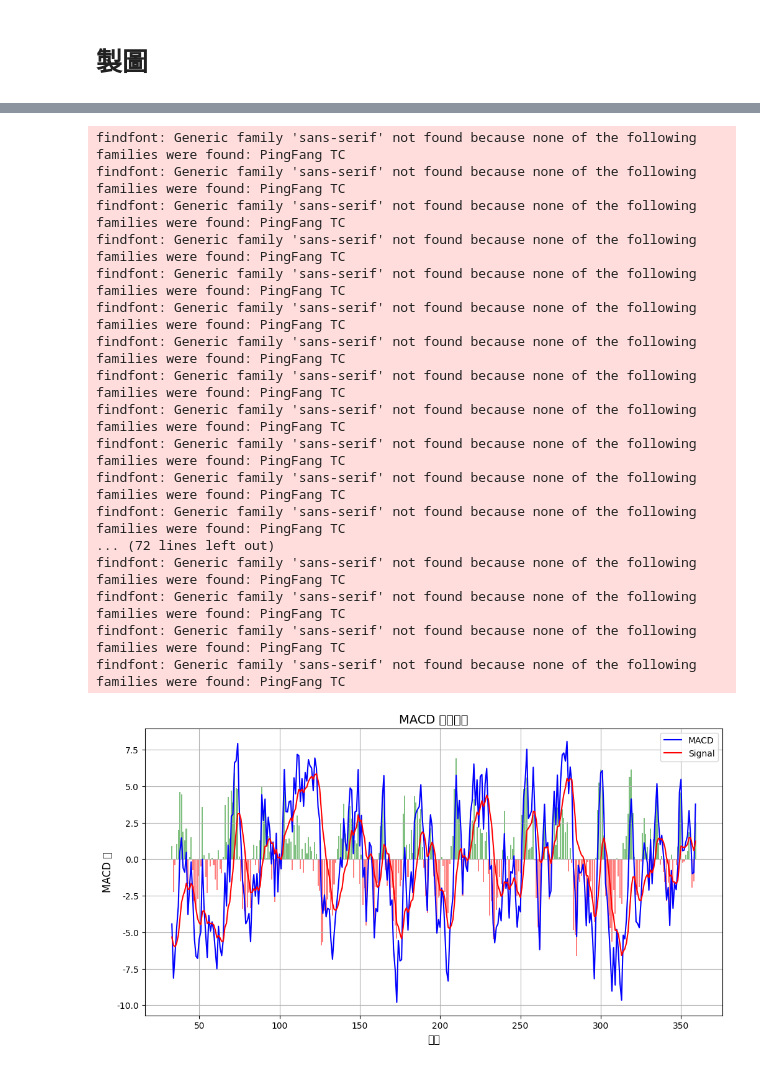
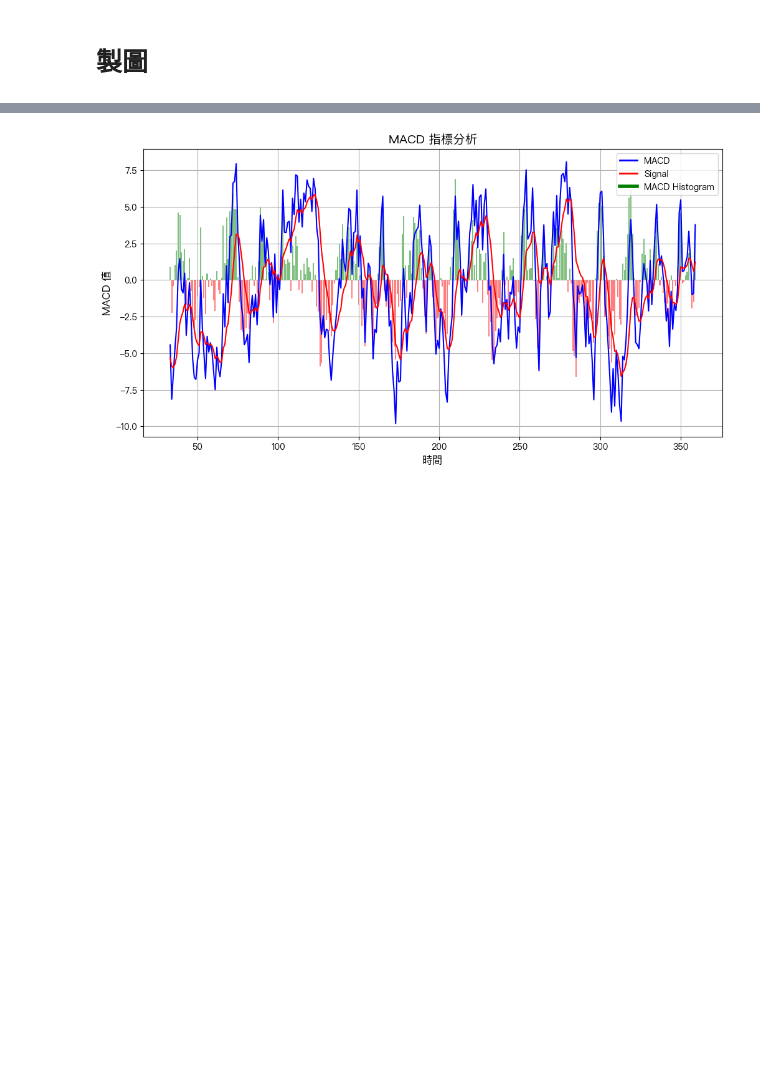
Before and after one commit to samhsiao6238/PythonFinance_2024, a Jupyter notebook: H04_TA-Lib/EXE/ex02_其他指標.ipynb, the cells around one changed output, grey strips where cells are left out. Cells and saved outputs as stored; diff of their text form; code cells hidden in the pictures; blank space fills up the shorter version.

```diff
--- a/H04_TA-Lib/EXE/ex02_其他指標.ipynb
+++ b/H04_TA-Lib/EXE/ex02_其他指標.ipynb
@@ -61,6 +61,14 @@ MACD 計算結果已儲存到 data/股市資料_MACD.xlsx
 # 製圖
 # %%
 import matplotlib.pyplot as plt
+import matplotlib.font_manager as fm
+import numpy as np
+import talib
+
+# 使用 PingFang HK 作為字體，確保不會發生亂碼
+plt.rcParams["font.family"] = "PingFang HK"
+# 避免負號變成亂碼
+plt.rcParams["axes.unicode_minus"] = False
 
 if not {"High", "Low", "Close"}.issubset(df.columns):
     print("錯誤：Excel 文件缺少必要的欄位 (High, Low, Close)")
@@ -86,9 +94,9 @@ else:
     plt.bar(df.index, df["MACD_Hist"], color=np.where(df["MACD_Hist"] >= 0, "green", "red"), alpha=0.5)
 
     # 設定標題和圖例
-    plt.title("MACD 指標分析")
-    plt.xlabel("時間")
-    plt.ylabel("MACD 值")
+    plt.title("MACD 指標分析", fontsize=14)
+    plt.xlabel("時間", fontsize=12)
+    plt.ylabel("MACD 值", fontsize=12)
     plt.legend()
     plt.grid()
 
@@ -99,75 +107,56 @@ else:
 # %%
 import matplotlib.pyplot as plt
 import matplotlib.font_manager as fm
+import numpy as np
+import talib
+# 手動添加 "綠色" 標註
+from matplotlib.lines import Line2D
 
-# 設定 Matplotlib 字體，避免中文亂碼
-plt.rcParams['axes.unicode_minus'] = False  # 避免負號變成亂碼
+# 使用 PingFang HK 作為字體，確保不會發生亂碼
+plt.rcParams["font.family"] = "PingFang HK"
+# 避免負號變成亂碼
+plt.rcParams["axes.unicode_minus"] = False
 
-# 針對不同系統自動選擇適合的字體
-def set_chinese_font():
-    """自動設定適合的中文字體，解決 Matplotlib 中文亂碼問題"""
-    import platform
-    system = platform.system()
-
-    if system == "Darwin":  # macOS
-        plt.rcParams["font.sans-serif"] = ["PingFang TC"]
-    elif system == "Windows":
-        plt.rcParams["font.sans-serif"] = ["Microsoft JhengHei"]
-    else:  # Linux
-        plt.rcParams["font.sans-serif"] = ["Noto Sans CJK TC"]
-
-# 呼叫函數設定字體
-set_chinese_font()
-
-# 確保 DataFrame 有正確的欄位
 if not {"High", "Low", "Close"}.issubset(df.columns):
     print("錯誤：Excel 文件缺少必要的欄位 (High, Low, Close)")
 else:
     # 轉換為 NumPy 陣列
     high = df["High"].values.astype(np.float64)
     low = df["Low"].values.astype(np.float64)
     close = df["Close"].values.astype(np.float64)
 
     # 計算 MACD 指標
     df["MACD"], df["Signal"], df["MACD_Hist"] = talib.MACD(
         close, fastperiod=12, slowperiod=26, signalperiod=9
     )
 
     # 繪製 MACD 圖表
     plt.figure(figsize=(12, 6))
 
     # 繪製 MACD 和 Signal 線
     plt.plot(df.index, df["MACD"], label="MACD", color="blue")
     plt.plot(df.index, df["Signal"], label="Signal", color="red")
 
     # 繪製 MACD 柱狀圖
     plt.bar(df.index, df["MACD_Hist"], color=np.where(df["MACD_Hist"] >= 0, "green", "red"), alpha=0.5)
 
-    # 設定標題和圖例（支援中文）
+    # 設定標題和圖例
     plt.title("MACD 指標分析", fontsize=14)
     plt.xlabel("時間", fontsize=12)
     plt.ylabel("MACD 值", fontsize=12)
-    plt.legend()
+    # plt.legend()
+
+    legend_elements = [
+        Line2D([0], [0], color="blue", lw=2, label="MACD"),
+        Line2D([0], [0], color="red", lw=2, label="Signal"),
+        # 綠色標註
+        Line2D([0], [0], color="green", lw=4, label="MACD Histogram")
+    ]
+
+    plt.legend(handles=legend_elements)
     plt.grid()
 
     # 顯示圖表
     plt.show()
 # %% [output]
-findfont: Generic family 'sans-serif' not found because none of the following families were found: PingFang TC
-findfont: Generic family 'sans-serif' not found because none of the following families were found: PingFang TC
-findfont: Generic family 'sans-serif' not found because none of the following families were found: PingFang TC
-findfont: Generic family 'sans-serif' not found because none of the following families were found: PingFang TC
-findfont: Generic family 'sans-serif' not found because none of the following families were found: PingFang TC
-findfont: Generic family 'sans-serif' not found because none of the following families were found: PingFang TC
-findfont: Generic family 'sans-serif' not found because none of the following families were found: PingFang TC
-findfont: Generic family 'sans-serif' not found because none of the following families were found: PingFang TC
-findfont: Generic family 'sans-serif' not found because none of the following families were found: PingFang TC
-findfont: Generic family 'sans-serif' not found because none of the following families were found: PingFang TC
-findfont: Generic family 'sans-serif' not found because none of the following families were found: PingFang TC
-findfont: Generic family 'sans-serif' not found because none of the following families were found: PingFang TC
-... (72 lines left out)
-findfont: Generic family 'sans-serif' not found because none of the following families were found: PingFang TC
-findfont: Generic family 'sans-serif' not found because none of the following families were found: PingFang TC
-findfont: Generic family 'sans-serif' not found because none of the following families were found: PingFang TC
-findfont: Generic family 'sans-serif' not found because none of the following families were found: PingFang TC
-[figure, old version]
+[figure, new version]
```
Also changed, not shown: parts of 1 cell of this notebook, 2 other files.
